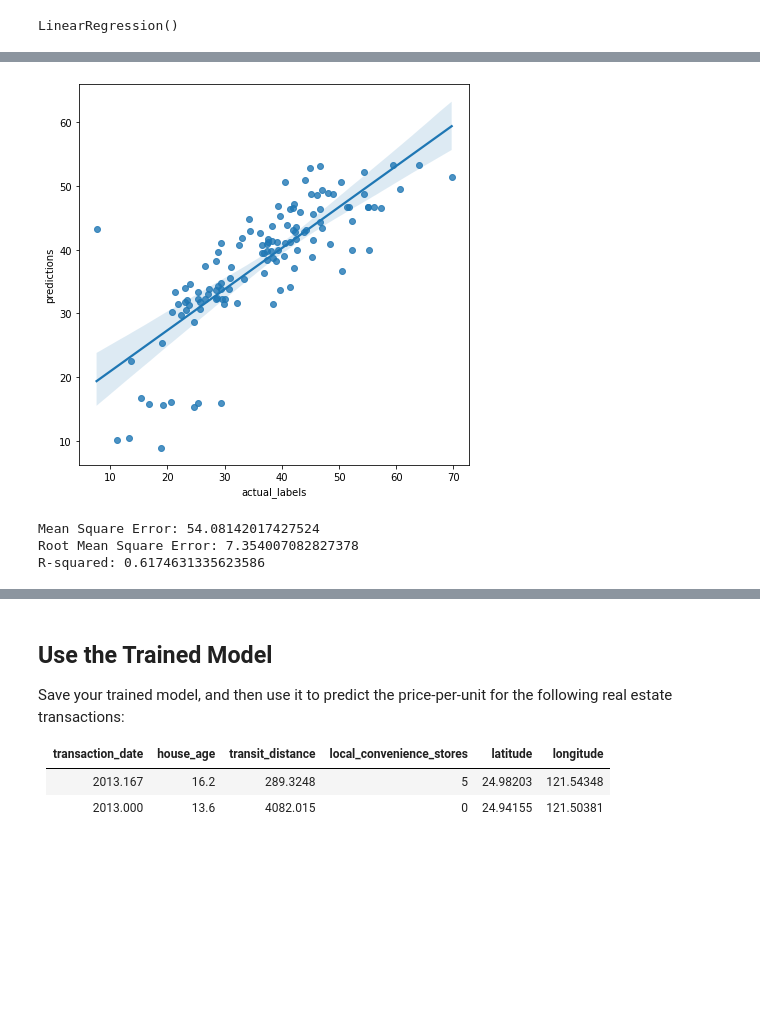
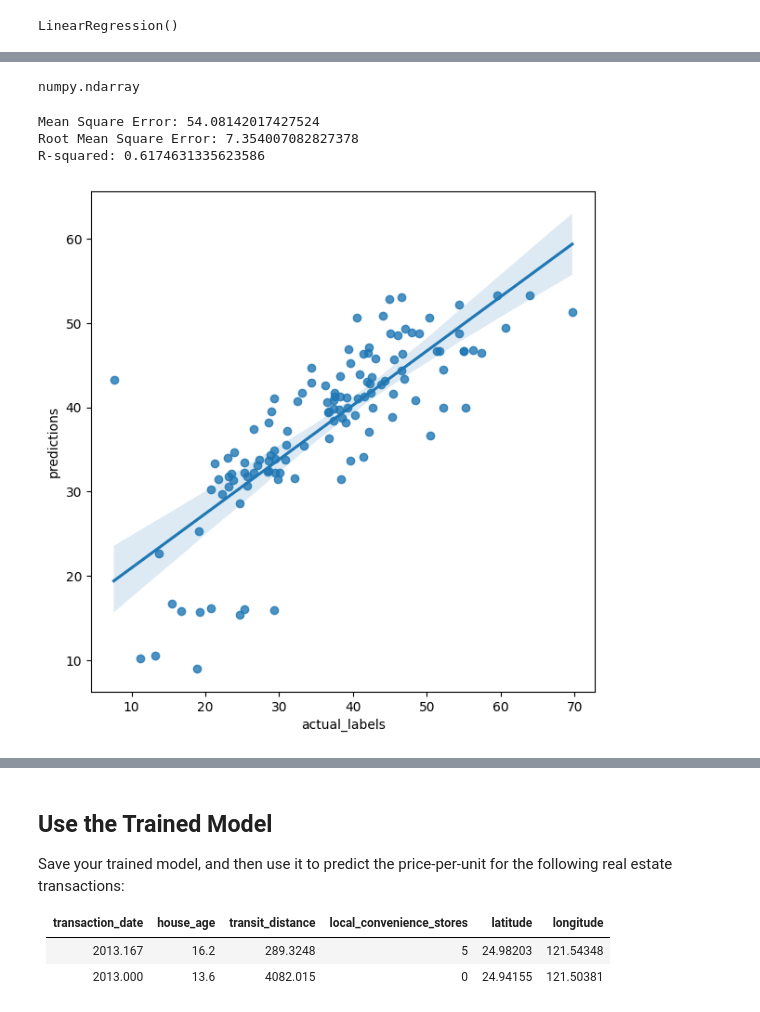
Before and after one commit to Berezovikov-A/ms_ml_challenges, a Jupyter notebook: 02 - Real Estate Regression Challenge.ipynb, the cells around one changed output, grey strips where cells are left out. Saved outputs shown, nothing was run; the diff lists cells and outputs as text; code cells hidden in the pictures; blank space fills up the shorter version.

```diff
--- a/02 - Real Estate Regression Challenge.ipynb
+++ b/02 - Real Estate Regression Challenge.ipynb
@@ -173,17 +173,23 @@ Actual:         [17. 37. 31. 45. 23. 46. 45. 41. 29. 40.]
-# %%
-result = pd.DataFrame({'predictions': predictions, 'actual_labels': y_test})
-plots.show_correlation(result)
-# %% [output]
-[figure, removed]
+# %%
+type(predictions)
+# %% [output]
+numpy.ndarray
 # %%
 from sklearn.metrics import mean_squared_error, r2_score
 
-mse = mean_squared_error(y_test, predictions)
-rmse = np.sqrt(mse)
-r2 = r2_score(y_test, predictions)
+def evaluate_model(predictions:np.ndarray, y_test:np.ndarray):
+    result_df = pd.DataFrame({'predictions': predictions, 'actual_labels': y_test})
+    plots.show_correlation(result_df)
 
-print(f"Mean Square Error: {mse}\nRoot Mean Square Error: {rmse}\nR-squared: {r2}")
+    mse = mean_squared_error(y_test, predictions)
+    rmse = np.sqrt(mse)
+    r2 = r2_score(y_test, predictions)
+
+    print(f"Mean Square Error: {mse}\nRoot Mean Square Error: {rmse}\nR-squared: {r2}")
-# %% [output]
-Mean Square Error: 54.08142017427524
-Root Mean Square Error: 7.354007082827378
-R-squared: 0.6174631335623586
+# %%
+evaluate_model(predictions, y_test)
+# %% [output]
+Mean Square Error: 54.08142017427524
+Root Mean Square Error: 7.354007082827378
+R-squared: 0.6174631335623586
+[figure, added]
```
Also changed, not shown: parts of 13 cells of this notebook.
